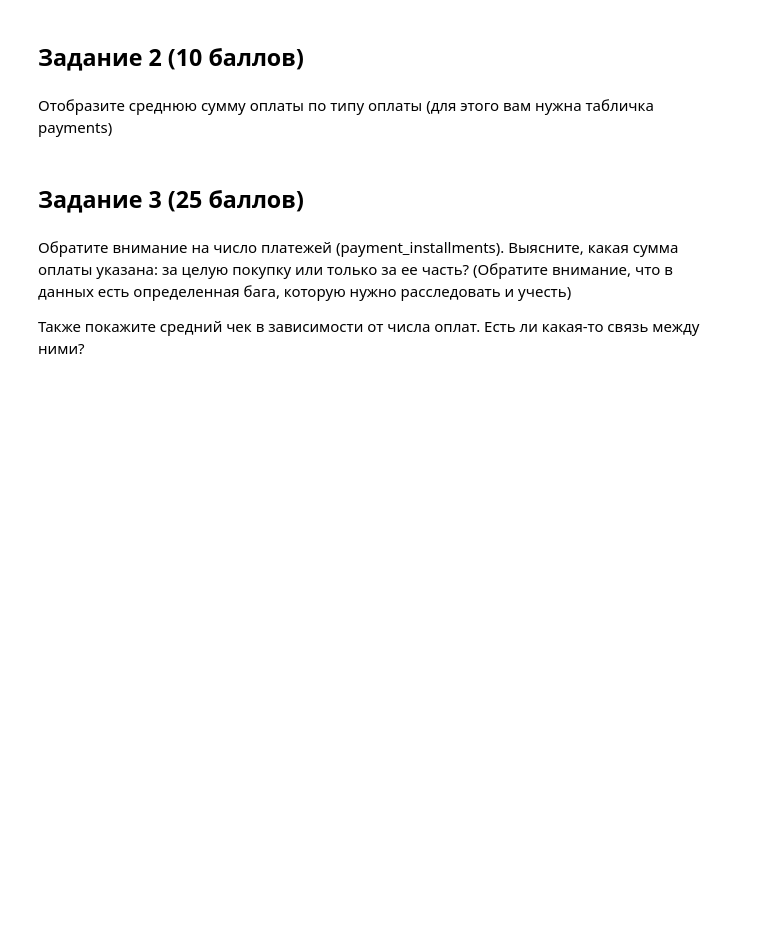
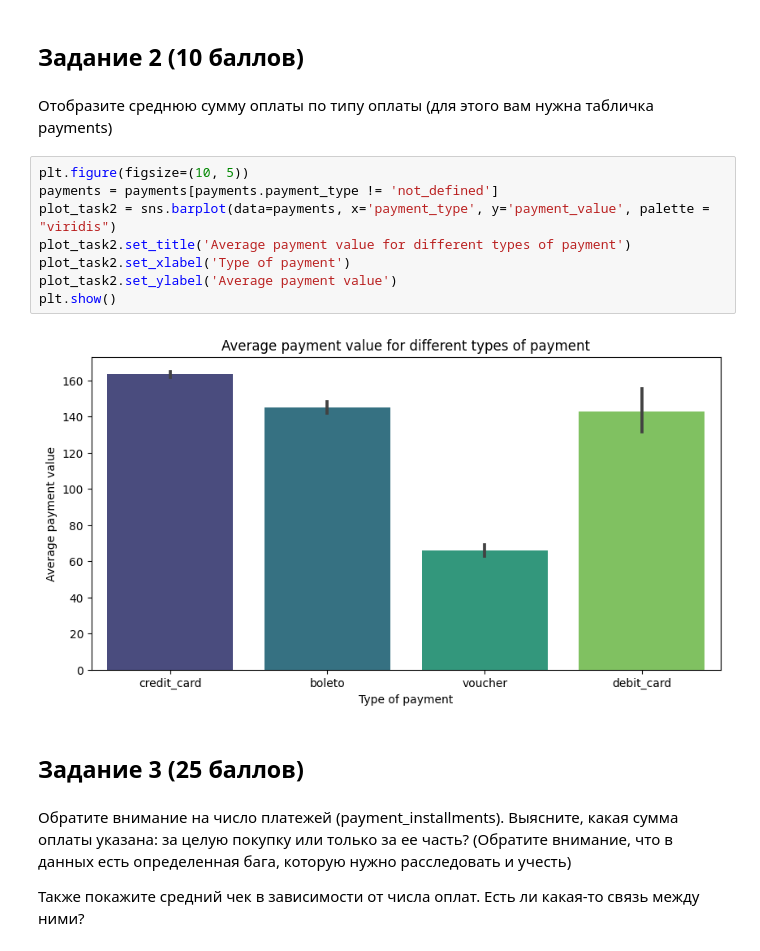
Before and after one commit to katrinnx/python-2-hw-3-katrinnx, a Jupyter notebook: Python_2_HW_3.ipynb, the cells around one changed output. Saved outputs shown, nothing was run; the diff lists cells and outputs as text; blank space fills up the shorter version.

```diff
--- a/Python_2_HW_3.ipynb
+++ b/Python_2_HW_3.ipynb
@@ -61,6 +108,16 @@ sellers = pd.read_csv('olist_sellers_dataset.csv')
 ## Задание 2 (10 баллов)
 # %% [markdown]
 Отобразите среднюю сумму оплаты по типу оплаты (для этого вам нужна табличка payments)
+# %%
+plt.figure(figsize=(10, 5))
+payments = payments[payments.payment_type != 'not_defined']
+plot_task2 = sns.barplot(data=payments, x='payment_type', y='payment_value', palette = "viridis")
+plot_task2.set_title('Average payment value for different types of payment')
+plot_task2.set_xlabel('Type of payment')
+plot_task2.set_ylabel('Average payment value')
+plt.show()
+# %% [output]
+[figure, added]
 # %% [markdown]
 ## Задание 3 (25 баллов)
 # %% [markdown]
```
Also changed, not shown: parts of 29 cells of this notebook.
